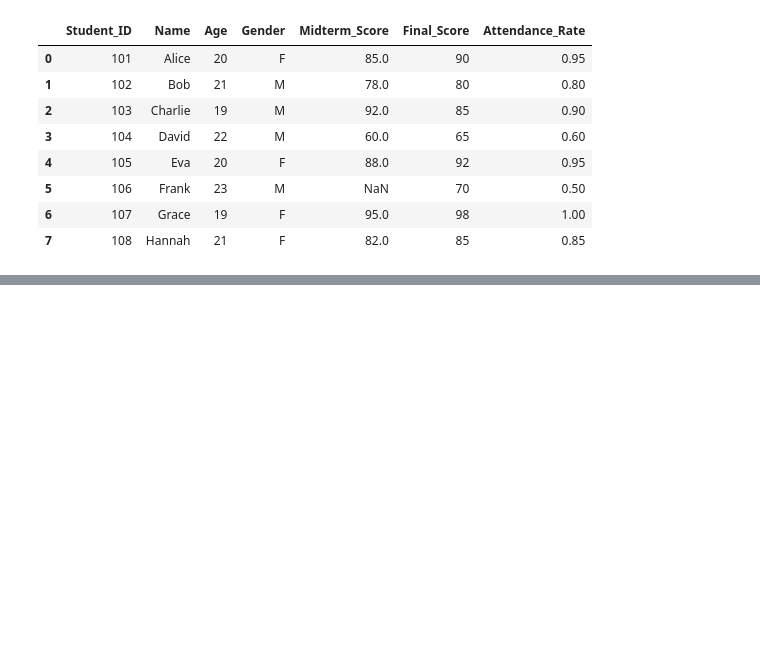
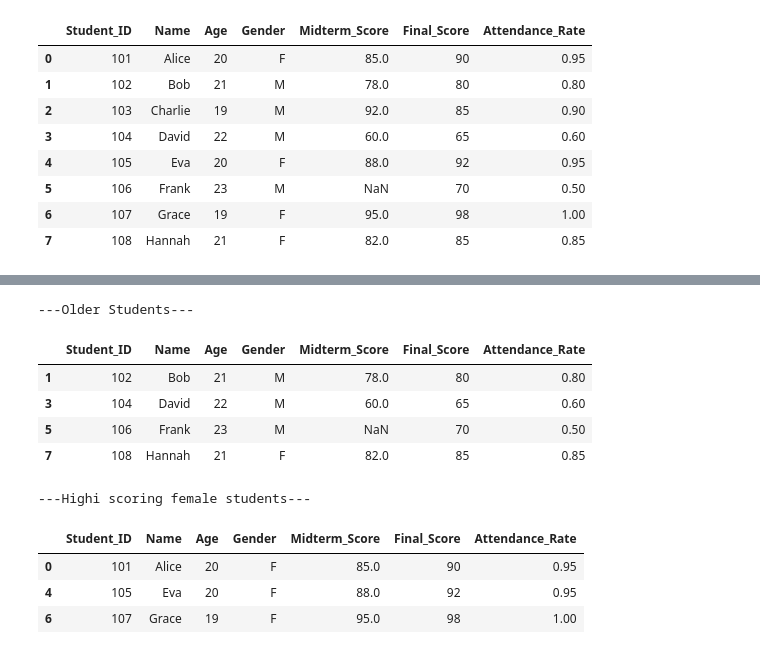
Before and after one commit to Jiya-786/Statistics_notes, a Jupyter notebook: TUT/TUT-2/pandas.ipynb, the cells around one changed output, grey strips where cells are left out. Cells and saved outputs as stored; diff of their text form; code cells hidden in the pictures; blank space fills up the shorter version.

```diff
--- a/TUT/TUT-2/pandas.ipynb
+++ b/TUT/TUT-2/pandas.ipynb
@@ -107,0 +140,20 @@ KeyError: 'Ages'
+# %%
+older_students=df[df['Age']>20]
+print("---Older Students---")
+display(older_students)
+
+high_scoring_females=df[(df['Gender']=='F') & (df['Final_Score']>85)]
+print("---Highi scoring female students---")
+display(high_scoring_females)
+# %% [output]
+---Older Students---
+|  | Student_ID | Name | Age | Gender | Midterm_Score | Final_Score | Attendance_Rate |
+| 1 | 102 | Bob | 21 | M | 78.0 | 80 | 0.80 |
+| 3 | 104 | David | 22 | M | 60.0 | 65 | 0.60 |
+| 5 | 106 | Frank | 23 | M | NaN | 70 | 0.50 |
+| 7 | 108 | Hannah | 21 | F | 82.0 | 85 | 0.85 |
+---Highi scoring female students---
+|  | Student_ID | Name | Age | Gender | Midterm_Score | Final_Score | Attendance_Rate |
+| 0 | 101 | Alice | 20 | F | 85.0 | 90 | 0.95 |
+| 4 | 105 | Eva | 20 | F | 88.0 | 92 | 0.95 |
+| 6 | 107 | Grace | 19 | F | 95.0 | 98 | 1.00 |
```
Also changed, not shown: parts of 6 cells of this notebook.
